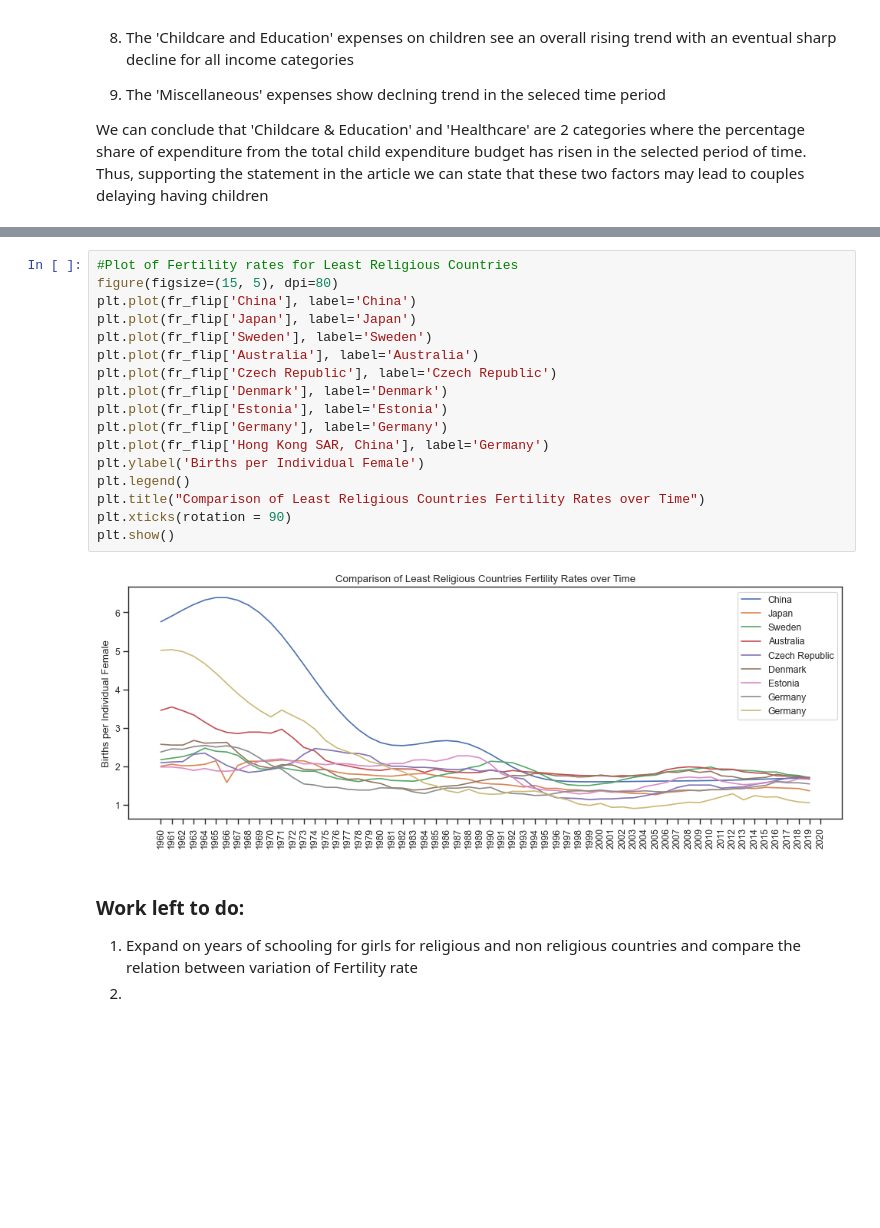
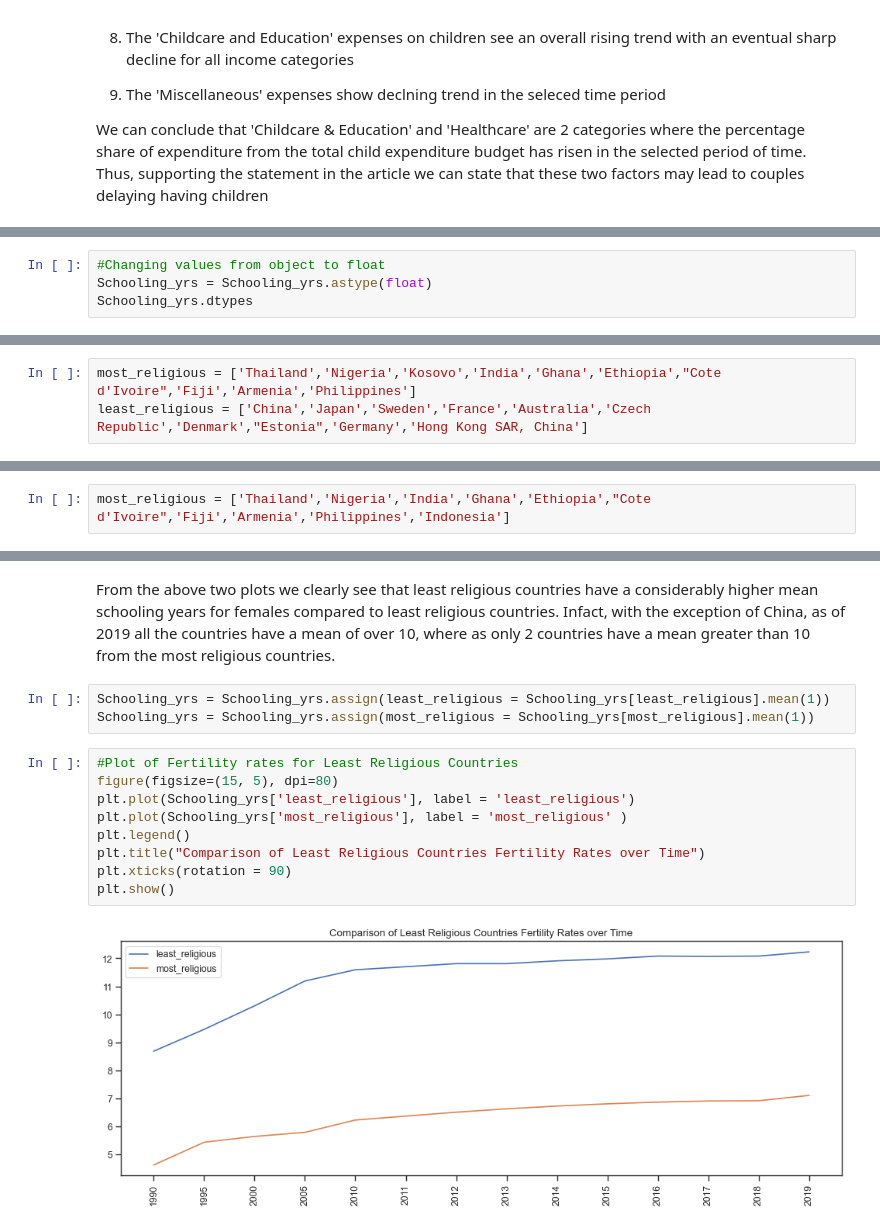
Before and after one commit to tjeon015/2021Fall_finals, a Jupyter notebook: IS 597 Final Project combined.ipynb, the cells around one changed output, grey strips where cells are left out. Saved outputs shown, nothing was run; the diff lists cells and outputs as text; blank space fills up the shorter version.

```diff
--- a/IS 597 Final Project combined.ipynb
+++ b/IS 597 Final Project combined.ipynb
@@ -717,0 +836,4 @@ The 10 least religious countries in the world are:
+# %%
+#Changing values from object to float
+Schooling_yrs = Schooling_yrs.astype(float)
+Schooling_yrs.dtypes
@@ -717,0 +856,3 @@ The 10 least religious countries in the world are:
+# %%
+most_religious = ['Thailand','Nigeria','Kosovo','India','Ghana','Ethiopia',"Cote d'Ivoire",'Fiji','Armenia','Philippines']
+least_religious = ['China','Japan','Sweden','France','Australia','Czech Republic','Denmark',"Estonia",'Germany','Hong Kong SAR, China']
@@ -737,0 +905,2 @@ plt.show()
+# %%
+most_religious = ['Thailand','Nigeria','India','Ghana','Ethiopia',"Cote d'Ivoire",'Fiji','Armenia','Philippines','Indonesia']
@@ -738,24 +932,16 @@ plt.show()
+# %% [markdown]
+From the above two plots we clearly see that least religious countries have a considerably higher mean schooling years for females compared to least religious countries. Infact, with the exception of China, as of 2019 all the countries have a mean of over 10, where as only 2 countries have a mean greater than 10 from the most religious countries.
+# %%
+Schooling_yrs = Schooling_yrs.assign(least_religious = Schooling_yrs[least_religious].mean(1))
+Schooling_yrs = Schooling_yrs.assign(most_religious = Schooling_yrs[most_religious].mean(1))
 # %%
 #Plot of Fertility rates for Least Religious Countries
 figure(figsize=(15, 5), dpi=80)
-plt.plot(fr_flip['China'], label='China')
-plt.plot(fr_flip['Japan'], label='Japan')
-plt.plot(fr_flip['Sweden'], label='Sweden')
-plt.plot(fr_flip['Australia'], label='Australia')
-plt.plot(fr_flip['Czech Republic'], label='Czech Republic')
-plt.plot(fr_flip['Denmark'], label='Denmark')
-plt.plot(fr_flip['Estonia'], label='Estonia')
-plt.plot(fr_flip['Germany'], label='Germany')
-plt.plot(fr_flip['Hong Kong SAR, China'], label='Germany')
-plt.ylabel('Births per Individual Female')
+plt.plot(Schooling_yrs['least_religious'], label = 'least_religious')
+plt.plot(Schooling_yrs['most_religious'], label = 'most_religious' )
 plt.legend()
 plt.title("Comparison of Least Religious Countries Fertility Rates over Time")
 plt.xticks(rotation = 90)
 plt.show()
 # %% [output]
-[figure, old version]
+[figure, new version]
-# %% [markdown]
-### Work left to do:
-
-1. Expand on years of schooling for girls for religious and non religious countries and compare the relation between variation of Fertility rate
-2.
```
Also changed, not shown: parts of 24 cells of this notebook.
